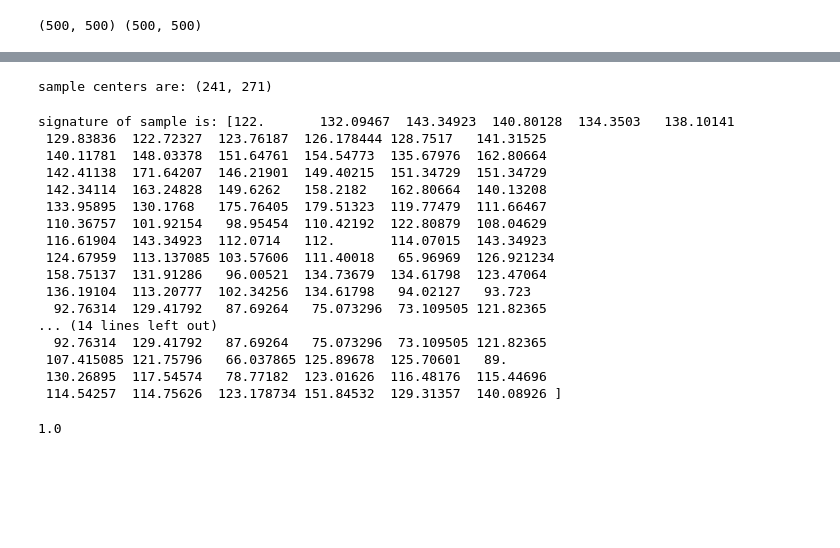
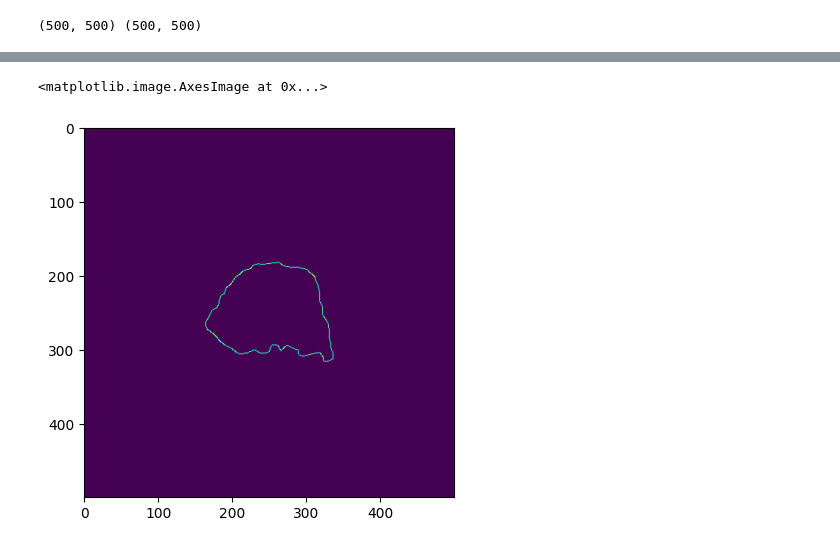
Before and after one commit to mralinp/abus-classification, a Jupyter notebook: shape-features.ipynb, the cells around one changed output, grey strips where cells are left out. Drawn from its saved outputs; the diff is of its cells as text; code cells hidden in the pictures; blank space fills up the shorter version.

```diff
--- a/shape-features.ipynb
+++ b/shape-features.ipynb
@@ -34,54 +24,9 @@ plt.imshow(boundary)
-# %%
-def find_shape_center(binary_img):
-    nonzero_cords = np.nonzero(binary_img)
-    x_cords = nonzero_cords[0]
-    y_cords = nonzero_cords[1]
-    return x_cords.sum()//len(x_cords), y_cords.sum()//len(y_cords)
-
-print(f"sample centers are: {find_shape_center(m)}")
-# %% [output]
-sample centers are: (241, 271)
-# %%
-def signature(binary_image, res=2):
-    x0, y0 = find_shape_center(binary_image)
-    c = x0 - y0
-    boundary = get_boundary(binary_image)
-    cords_x, cords_y = np.nonzero(boundary)
-    boundary_cords = list(zip(cords_x, cords_y))
-    signature = np.zeros([360//res], dtype=np.float32)
-    for theta in range(0, 360, res):
-        slop = np.tan(np.radians(theta))
-        # m.x + c = y => c = tan(theta).x0-y0
-        c = -1*slop*x0+y0
-        dif_min = 10000
-        for x, y in boundary_cords:
-            y_pred = slop*x + c
-            dif = np.abs(y_pred - y)
-            if(dif < dif_min):
-                dif_min = dif
-                signature[theta//res] = np.sqrt((x0-x)**2 + (y0-y)**2)
-    return signature
-
-print(f"signature of sample is: {signature(m)}")
-# %% [output]
-signature of sample is: [122.       132.09467  143.34923  140.80128  134.3503   138.10141
- 129.83836  122.72327  123.76187  126.178444 128.7517   141.31525
- 140.11781  148.03378  151.64761  154.54773  135.67976  162.80664
- 142.41138  171.64207  146.21901  149.40215  151.34729  151.34729
- 142.34114  163.24828  149.6262   158.2182   162.80664  140.13208
- 133.95895  130.1768   175.76405  179.51323  119.77479  111.66467
- 110.36757  101.92154   98.95454  110.42192  122.80879  108.04629
- 116.61904  143.34923  112.0714   112.       114.07015  143.34923
- 124.67959  113.137085 103.57606  111.40018   65.96969  126.921234
- 158.75137  131.91286   96.00521  134.73679  134.61798  123.47064
- 136.19104  113.20777  102.34256  134.61798   94.02127   93.723
-  92.76314  129.41792   87.69264   75.073296  73.109505 121.82365
-... (14 lines left out)
-  92.76314  129.41792   87.69264   75.073296  73.109505 121.82365
- 107.415085 121.75796   66.037865 125.89678  125.70601   89.
- 130.26895  117.54574   78.77182  123.01626  116.48176  115.44696
- 114.54257  114.75626  123.178734 151.84532  129.31357  140.08926 ]
-# %%
-print(np.tan(np.radians(45)))
-# %% [output]
-1.0
+# %%
+def edge(mask)->np:
+    img = np.array(255*mask, dtype=np.uint8)
+    return cv2.Canny(img,3, 30)
+
+plt.imshow(edge(m))
+# %% [output]
+<matplotlib.image.AxesImage at 0x...>
+[figure, added]
```
Also changed, not shown: parts of 3 cells of this notebook, 5 other files.
